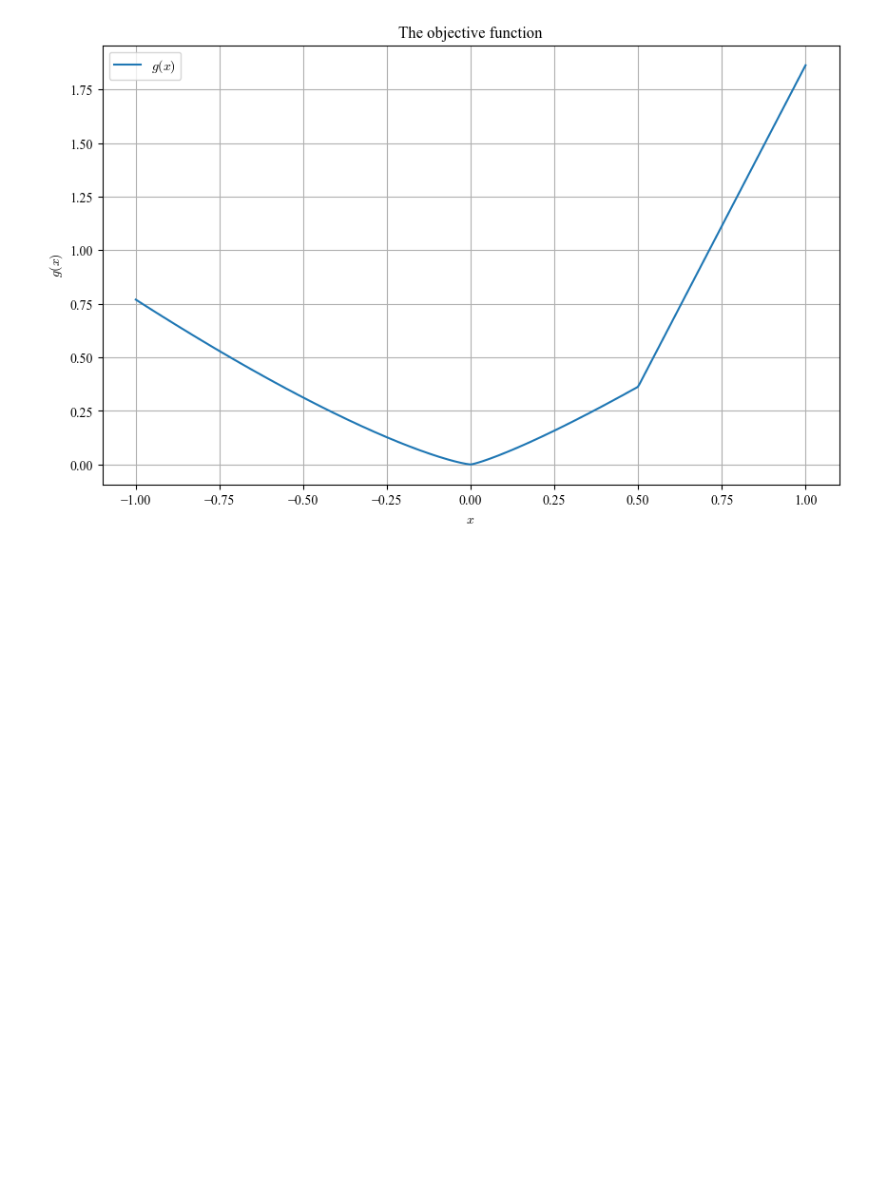
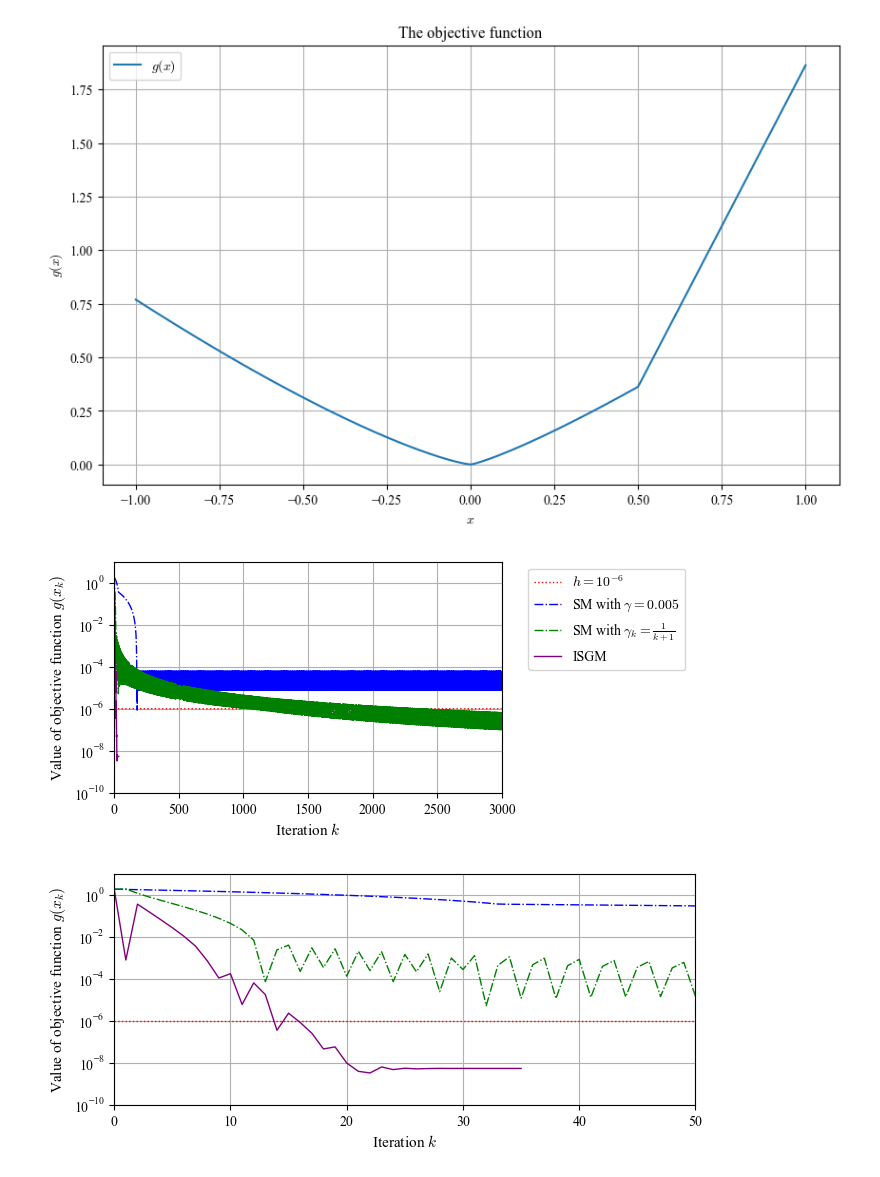
Before and after one commit to kyjung2357/SDM, a Jupyter notebook: main.ipynb, the cells around one changed output. Cells and saved outputs as stored; diff of their text form; code cells hidden in the pictures; blank space fills up the shorter version.

```diff
--- a/main.ipynb
+++ b/main.ipynb
@@ -90,4 +128,17 @@ plt.grid(True)
 plt.show()
 # %% [output]
 [figure]
+# %%
+result, x_0, filename1 = VISUALIZATION(objective_function=g, x_start=x_start, x_end=x_end, x_0=0.995, gamma=gamma, eta=eta, N=3001, h=h, filename='result/second_example', functionname='g')
+
+result_zoomed, x_0, filename2 = VISUALIZATION(objective_function=g, x_start=x_start, x_end=x_end, x_0=x_0, gamma=gamma, eta=eta, N=51, h=h, figure_size=(7.5, 3), filename='result/second_example_zoomed', legend=False, functionname='g')
+
+image1_path = filename1
+image2_path = filename2
+output_path = f'result/second_example_combined with initial point {x_0}.png'
+
+combine_images_vertically(image1_path, image2_path, output_path)
+# %% [output]
+[figure, added]
+[figure, added]
 # %%
```
Also changed, not shown: parts of 29 cells of this notebook, 25 other files.
